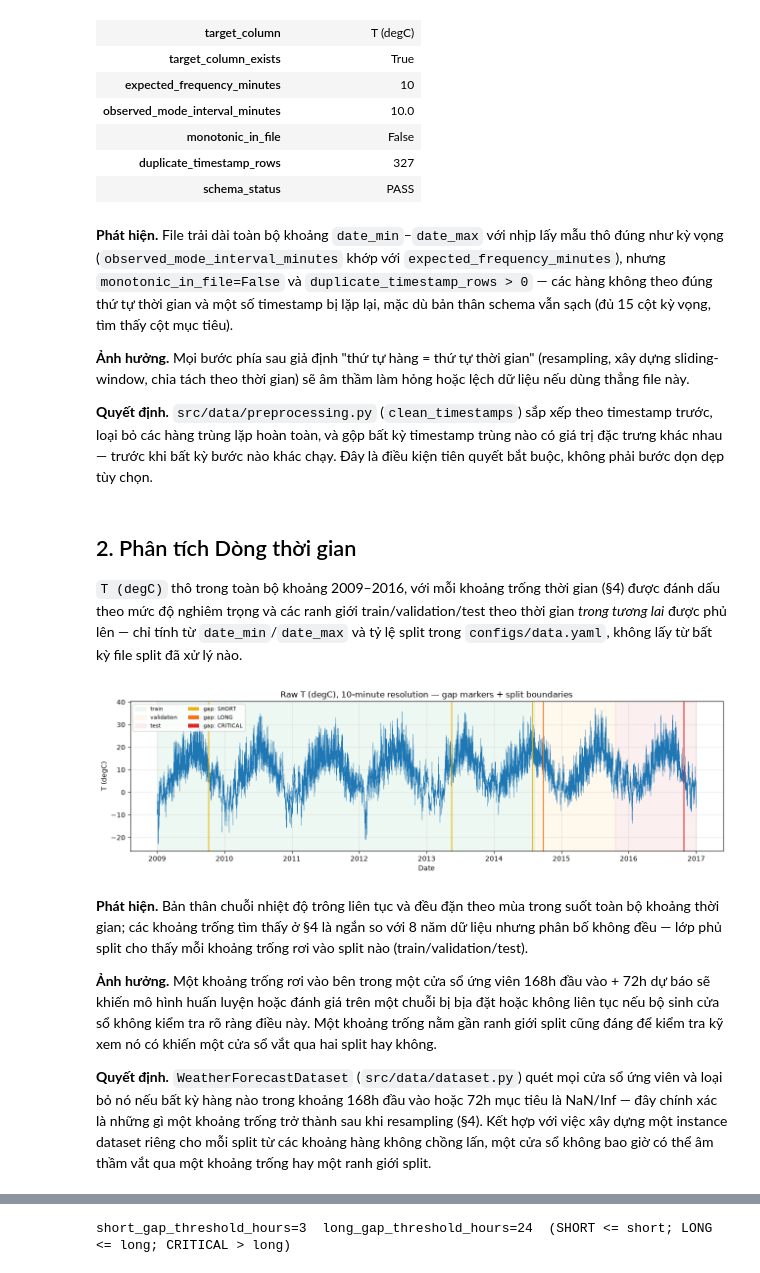
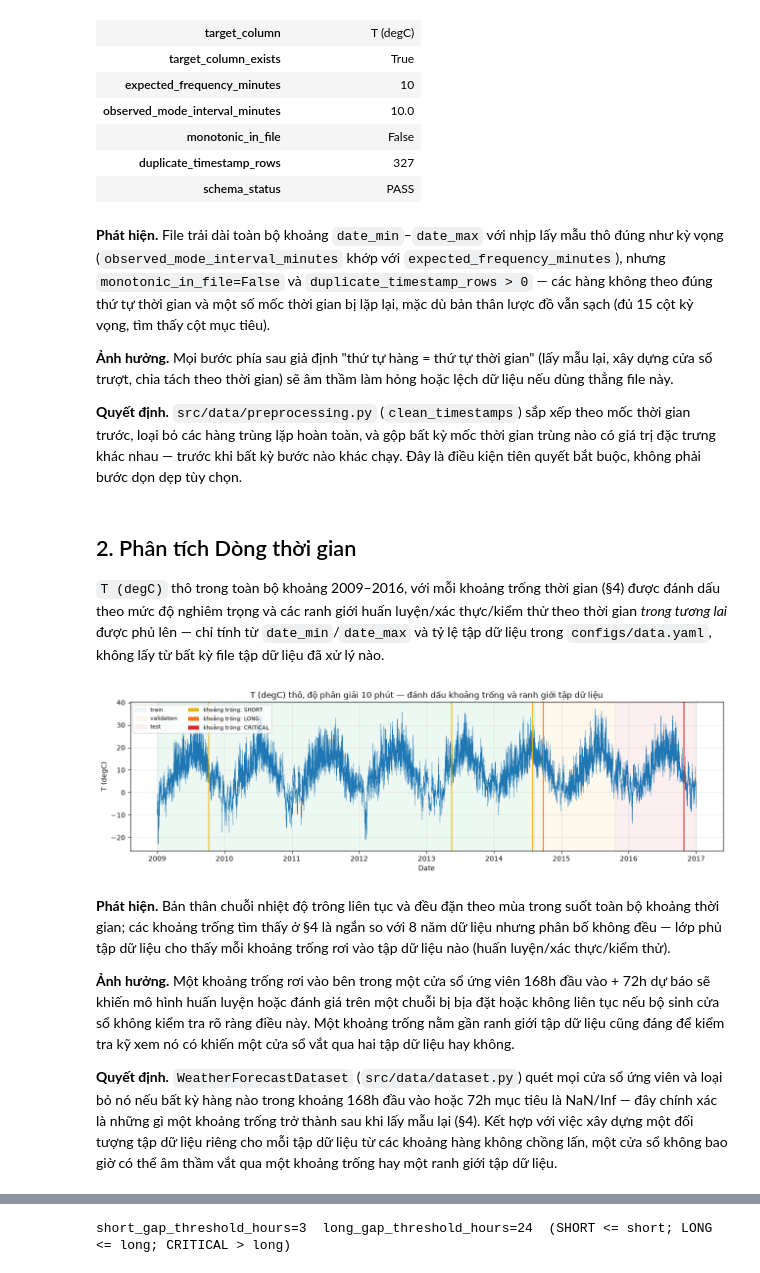
Before and after one commit to ntruonghuynh/Project_DL_Weather_Forecasting, a Jupyter notebook: notebooks/01_data_check.ipynb, the cells around one changed output, grey strips where cells are left out. Cells and saved outputs as stored; diff of their text form; code cells hidden in the pictures.

```diff
--- a/notebooks/01_data_check.ipynb
+++ b/notebooks/01_data_check.ipynb
@@ -34,7 +34,7 @@ def find_project_root(start: Path) -> Path:
     for candidate in [start, *start.parents]:
         if (candidate / "pyproject.toml").exists() and (candidate / "src").exists():
             return candidate
-    raise RuntimeError(f"Could not locate project root starting from {start}")
+    raise RuntimeError(f"Không tìm thấy thư mục gốc dự án khi bắt đầu từ {start}")
 
 
 PROJECT_ROOT = find_project_root(Path.cwd().resolve())
@@ -42,7 +42,10 @@ if str(PROJECT_ROOT) not in sys.path:
     sys.path.insert(0, str(PROJECT_ROOT))
 
 import matplotlib.pyplot as plt
+import numpy as np
 import pandas as pd
+
+import src.data.preprocessing as pp
 from matplotlib.patches import Patch
 
 from src.config import load_data_config
@@ -55,14 +58,14 @@ from src.data.validator import (
 
 RAW_CSV_PATH = PROJECT_ROOT / "data" / "raw" / "jena_climate_2009_2016.csv"
 
-# Single Source of Truth: configs/data.yaml. Thresholds, split ratios, and
-# the sentinel definition are read from here, never hard-coded below.
+# Nguồn cấu hình duy nhất: configs/data.yaml. Các ngưỡng, tỷ lệ chia tập và
+# định nghĩa giá trị mã hóa thiếu đều được đọc từ đây, không viết cứng bên dưới.
 DATA_CONFIG = load_data_config()
 
 pd.set_option("display.max_columns", 20)
 pd.set_option("display.width", 140)
 plt.rcParams.update({"figure.dpi": 100, "axes.grid": True, "grid.alpha": 0.3})
 
-print("Project root:", PROJECT_ROOT)
-print("Raw CSV exists:", RAW_CSV_PATH.exists(), "->", RAW_CSV_PATH)
+print("Thư mục gốc dự án:", PROJECT_ROOT)
+print("CSV thô tồn tại:", RAW_CSV_PATH.exists(), "->", RAW_CSV_PATH)
 # %% [output]
@@ -125,76 +128,76 @@ overview
 nhịp lấy mẫu thô đúng như kỳ vọng (`observed_mode_interval_minutes` khớp
 với `expected_frequency_minutes`), nhưng `monotonic_in_file=False` và
 `duplicate_timestamp_rows > 0` — các hàng không theo đúng thứ tự thời gian và
-một số timestamp bị lặp lại, mặc dù bản thân schema vẫn sạch (đủ 15
+một số mốc thời gian bị lặp lại, mặc dù bản thân lược đồ vẫn sạch (đủ 15
 cột kỳ vọng, tìm thấy cột mục tiêu).
 
 **Ảnh hưởng.** Mọi bước phía sau giả định "thứ tự hàng = thứ tự thời gian"
-(resampling, xây dựng sliding-window, chia tách theo thời gian) sẽ âm thầm
+(lấy mẫu lại, xây dựng cửa sổ trượt, chia tách theo thời gian) sẽ âm thầm
 làm hỏng hoặc lệch dữ liệu nếu dùng thẳng file này.
 
 **Quyết định.** `src/data/preprocessing.py` (`clean_timestamps`) sắp xếp theo
-timestamp trước, loại bỏ các hàng trùng lặp hoàn toàn, và gộp bất kỳ
-timestamp trùng nào có giá trị đặc trưng khác nhau — trước khi bất kỳ bước nào khác chạy.
+mốc thời gian trước, loại bỏ các hàng trùng lặp hoàn toàn, và gộp bất kỳ
+mốc thời gian trùng nào có giá trị đặc trưng khác nhau — trước khi bất kỳ bước nào khác chạy.
 Đây là điều kiện tiên quyết bắt buộc, không phải bước dọn dẹp tùy chọn.
 # %% [markdown]
 ## 2. Phân tích Dòng thời gian
 
 `T (degC)` thô trong toàn bộ khoảng 2009–2016, với mỗi khoảng trống thời gian
-(§4) được đánh dấu theo mức độ nghiêm trọng và các ranh giới train/validation/test
+(§4) được đánh dấu theo mức độ nghiêm trọng và các ranh giới huấn luyện/xác thực/kiểm thử
 theo thời gian *trong tương lai* được phủ lên — chỉ tính từ `date_min`/`date_max` và
-tỷ lệ split trong `configs/data.yaml`, không lấy từ bất kỳ file split đã xử lý nào.
+tỷ lệ tập dữ liệu trong `configs/data.yaml`, không lấy từ bất kỳ file tập dữ liệu đã xử lý nào.
 # %%
 fig, ax = plt.subplots(figsize=(13, 4))
 ax.plot(df_raw[TIMESTAMP_COLUMN], df_raw[TARGET_COLUMN], linewidth=0.3, color="#1f77b4")
 
 split_colors = {"train": "#16a34a", "validation": "#f59e0b", "test": "#dc2626"}
 for boundary in report["gap_summary"]["split_boundaries"]:
     ax.axvspan(
         pd.Timestamp(boundary["start"]),
         pd.Timestamp(boundary["end"]),
         color=split_colors[boundary["split"]],
         alpha=0.07,
         label=boundary["split"],
     )
 
 severity_colors = {"SHORT": "#eab308", "LONG": "#f97316", "CRITICAL": "#dc2626"}
 gap_df = pd.DataFrame(report["gap_summary"]["gaps"])
 for _, gap_row in gap_df.iterrows():
     ax.axvline(pd.Timestamp(gap_row["start"]), color=severity_colors[gap_row["severity"]], linewidth=1.6, alpha=0.9)
 
 split_handles, split_labels = ax.get_legend_handles_labels()
 by_label = dict(zip(split_labels, split_handles))
-gap_handles = [Patch(facecolor=c, label=f"gap: {s}") for s, c in severity_colors.items()]
+gap_handles = [Patch(facecolor=c, label=f"khoảng trống: {s}") for s, c in severity_colors.items()]
 ax.legend(
     list(by_label.values()) + gap_handles,
     list(by_label.keys()) + [h.get_label() for h in gap_handles],
     loc="upper left",
     fontsize=8,
     ncol=2,
 )
-ax.set_title("Raw T (degC), 10-minute resolution — gap markers + split boundaries")
-ax.set_xlabel("Date")
+ax.set_title("T (degC) thô, độ phân giải 10 phút — đánh dấu khoảng trống và ranh giới tập dữ liệu")
+ax.set_xlabel("Thời gian")
 ax.set_ylabel("T (degC)")
 fig.tight_layout()
 plt.show()
 # %% [output]
-[figure, old version]
+[figure, new version]
 # %% [markdown]
 **Phát hiện.** Bản thân chuỗi nhiệt độ trông liên tục và
 đều đặn theo mùa trong suốt toàn bộ khoảng thời gian; các khoảng trống tìm thấy ở §4 là ngắn
-so với 8 năm dữ liệu nhưng phân bố không đều — lớp phủ split
-cho thấy mỗi khoảng trống rơi vào split nào (train/validation/test).
+so với 8 năm dữ liệu nhưng phân bố không đều — lớp phủ tập dữ liệu
+cho thấy mỗi khoảng trống rơi vào tập dữ liệu nào (huấn luyện/xác thực/kiểm thử).
 
 **Ảnh hưởng.** Một khoảng trống rơi vào bên trong một cửa sổ ứng viên 168h đầu vào + 72h dự báo
 sẽ khiến mô hình huấn luyện hoặc đánh giá trên một chuỗi bị bịa đặt hoặc
 không liên tục nếu bộ sinh cửa sổ không kiểm tra rõ ràng
-điều này. Một khoảng trống nằm gần ranh giới split cũng đáng để kiểm tra kỹ xem
-nó có khiến một cửa sổ vắt qua hai split hay không.
+điều này. Một khoảng trống nằm gần ranh giới tập dữ liệu cũng đáng để kiểm tra kỹ xem
+nó có khiến một cửa sổ vắt qua hai tập dữ liệu hay không.
 
 **Quyết định.** `WeatherForecastDataset` (`src/data/dataset.py`) quét mọi
 cửa sổ ứng viên và loại bỏ nó nếu bất kỳ hàng nào trong khoảng 168h đầu vào hoặc 72h mục tiêu
-là NaN/Inf — đây chính xác là những gì một khoảng trống trở thành sau khi resampling
-(§4). Kết hợp với việc xây dựng một instance dataset riêng cho mỗi split từ
+là NaN/Inf — đây chính xác là những gì một khoảng trống trở thành sau khi lấy mẫu lại
+(§4). Kết hợp với việc xây dựng một đối tượng tập dữ liệu riêng cho mỗi tập dữ liệu từ
 các khoảng hàng không chồng lấn, một cửa sổ không bao giờ có thể âm thầm vắt qua một khoảng trống hay
-một ranh giới split.
+một ranh giới tập dữ liệu.
 # %% [markdown]
```
Also changed, not shown: parts of 34 cells of this notebook, 12 other files.
